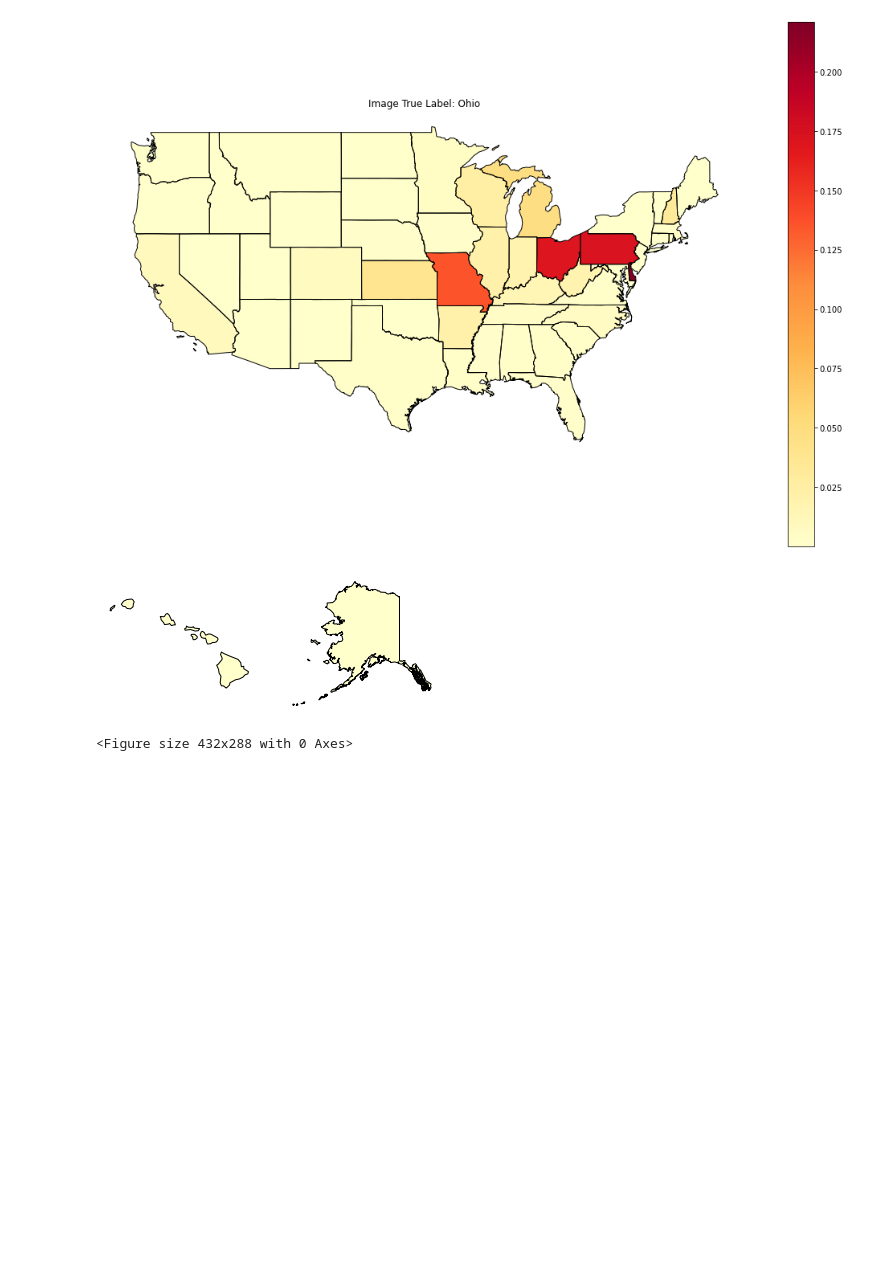
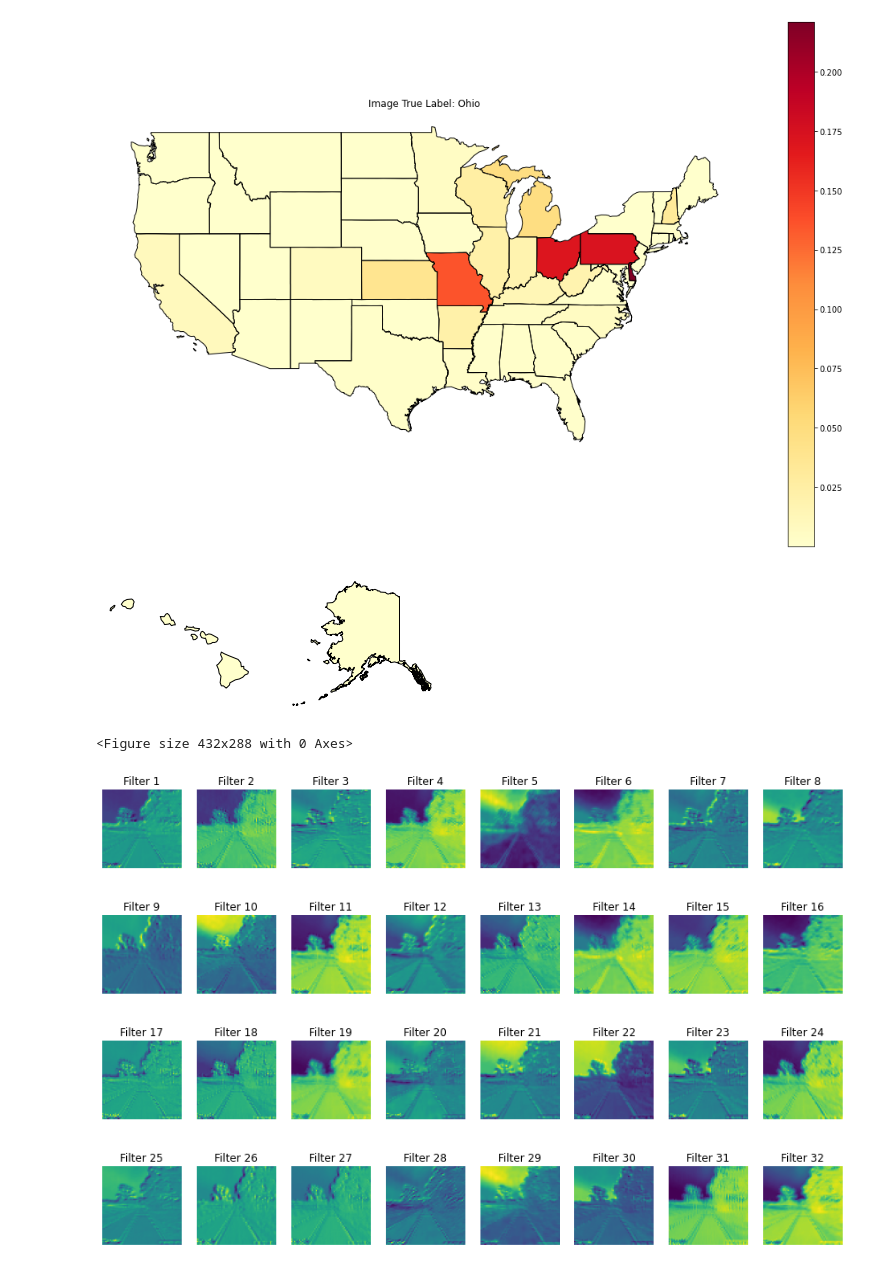
Before and after one commit to osimon8/GeoGuessrGuessr, a Jupyter notebook: notebook.ipynb, the cells around one changed output. Saved outputs shown, nothing was run; the diff lists cells and outputs as text; code cells hidden in the pictures; blank space fills up the shorter version.

Commit message:
added filter visualization

```diff
--- a/notebook.ipynb
+++ b/notebook.ipynb
@@ -597,3 +597,18 @@ for data, label in test_loader_hr:
 [figure]
 [figure]
 <Figure size 432x288 with 0 Axes>
+# %%
+filter1 = net.state_dict()['conv1.weight']
+filter1.shape
+img = next(iter(test_loader))[0]
+conved = net.conv1(img.cuda()).detach().cpu()
+fig, axs = plt.subplots(4, 8, figsize=(15,10))
+i  = 1
+for f in conved[0]:
+    ax = axs.flat[i - 1]
+    ax.set_title(f'Filter {i}')
+    ax.imshow(f)
+    ax.axis('off')
+    i+= 1
+# %% [output]
+[figure, added]
```
Also changed, not shown: parts of 8 cells of this notebook.
